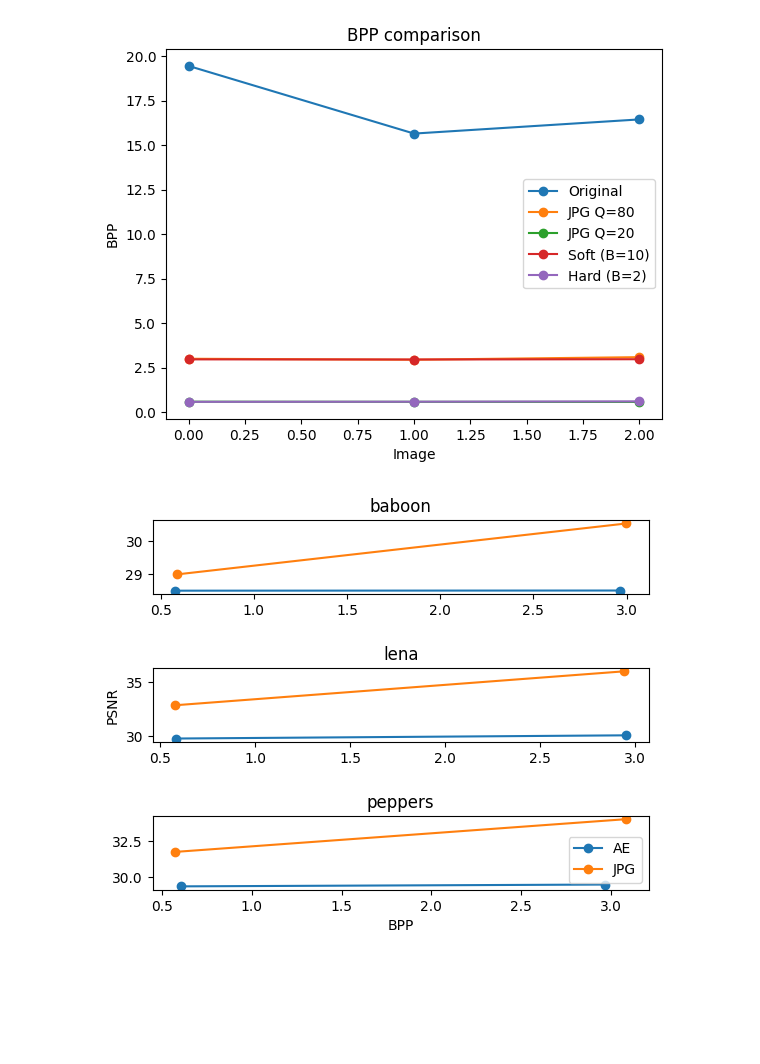
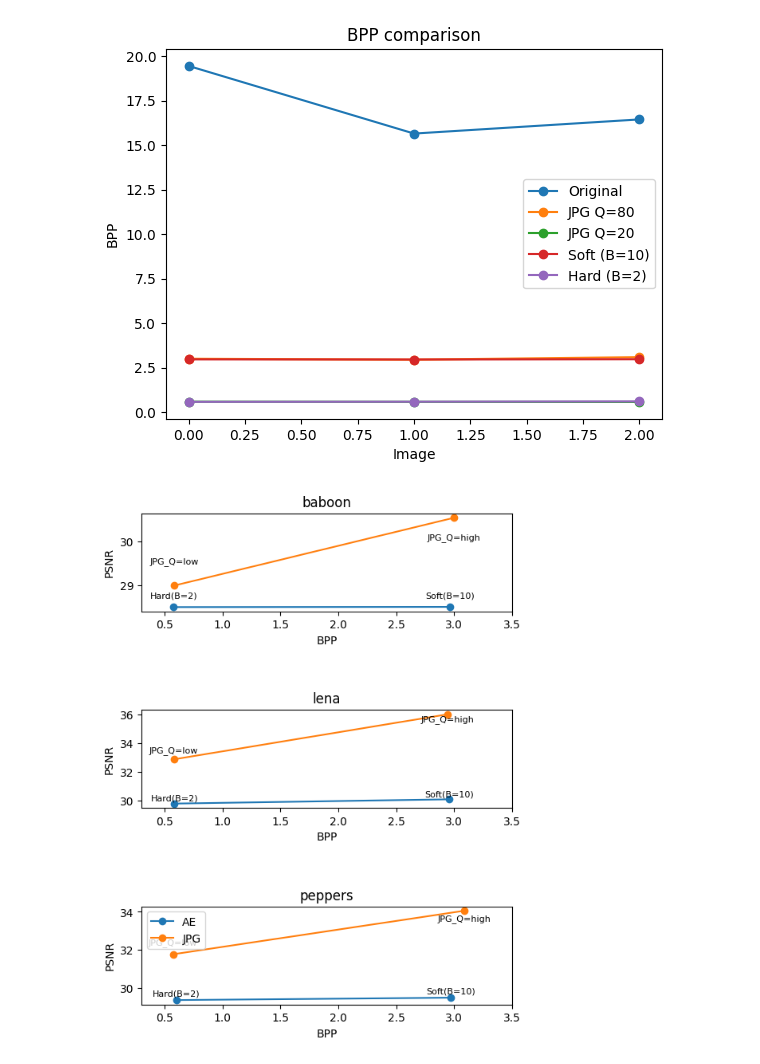
Before and after one commit to olegggatttor/auto-compressor, a Jupyter notebook: notebooks/analytics.ipynb, the cells around one changed output. Saved outputs shown, nothing was run; the diff lists cells and outputs as text; code cells hidden in the pictures; blank space fills up the shorter version.

Commit message:
- fix images - fix readme (add encoder and vector desc)

```diff
--- a/notebooks/analytics.ipynb
+++ b/notebooks/analytics.ipynb
@@ -32,9 +32,7 @@ bpp_jpg_soft = []
 bpp_soft = []
 bpp_hard = []
 IMAGE_SIZE = 512 * 512
-for ax, col in zip(axarr[0], ['Original', "JPG\nQ=(12/34/30)", "JPG\nQ=(83/94/93)", "Soft\nB=10", "Hard\nB=2"]):
-    ax.set_title(col, size=10)
-
+ini_colnames = ['Original', "JPG\nQ=(12/34/30)", "JPG\nQ=(83/94/93)", "Soft\nB=10", "Hard\nB=2"]
 for i, name in enumerate(['baboon', 'lena', 'peppers']):
     original = Image.open(f'../resources/test_images/{name}.png')
     jpg_encoded_q20 = Image.open(f'../resources/jpegs/{name}_q=low.jpg')
@@ -48,16 +46,22 @@ for i, name in enumerate(['baboon', 'lena', 'peppers']):
     axarr[i, 3].imshow(ae_soft_decoded)
     axarr[i, 4].imshow(ae_hard_decoded)
 
+    bpp_original.append((os.path.getsize(f'../resources/test_images/{name}.png') * 8) / IMAGE_SIZE)
+    bpp_jpg_soft.append((os.path.getsize(f'../resources/jpegs/{name}_q=high.jpg') * 8) / IMAGE_SIZE)
+    bpp_jpg_hard.append((os.path.getsize(f'../resources/jpegs/{name}_q=low.jpg') * 8) / IMAGE_SIZE)
+    bpp_soft.append((os.path.getsize(f'../resources/encoded/B=10/{name}.encoded') * 8)  / IMAGE_SIZE)
+    bpp_hard.append((os.path.getsize(f'../resources/encoded/B=2/{name}.encoded') * 8)  / IMAGE_SIZE)
+
     psnr_jpg_soft.append(psnr(np.asarray(original), np.asarray(jpg_encoded_q80)))
     psnr_jpg_hard.append(psnr(np.asarray(original), np.asarray(jpg_encoded_q20)))
     psnr_soft.append(psnr(np.asarray(original), np.asarray(ae_soft_decoded)))
     psnr_hard.append(psnr(np.asarray(original), np.asarray(ae_hard_decoded)))
 
-    bpp_original.append((os.path.getsize(f'../resources/test_images/{name}.png') * 8) / IMAGE_SIZE)
-    bpp_jpg_soft.append((os.path.getsize(f'../resources/jpegs/{name}_q=high.jpg') * 8) / IMAGE_SIZE)
-    bpp_jpg_hard.append((os.path.getsize(f'../resources/jpegs/{name}_q=low.jpg') * 8) / IMAGE_SIZE)
-    bpp_soft.append((os.path.getsize(f'../resources/encoded/B=10/{name}.encoded') * 8)  / IMAGE_SIZE)
-    bpp_hard.append((os.path.getsize(f'../resources/encoded/B=2/{name}.encoded') * 8)  / IMAGE_SIZE)
+    for j, x in enumerate([bpp_original, bpp_jpg_hard, bpp_jpg_soft, bpp_soft, bpp_hard]):
+        if i == 0:
+            axarr[i, j].set_title(ini_colnames[j] + f"\nbpp = {round(x[-1], 2)}", size=8)
+        else:
+            axarr[i, j].set_title(f"\nbpp = {round(x[-1], 2)}", size=8)
 plt.setp(axarr, xticks=[], yticks=[])
 plt.savefig('../resources/analytics/images_comparison.png')
 # %% [output]
@@ -77,22 +81,30 @@ plt.savefig('../resources/analytics/BPP.png')
 # %% [output]
 [figure]
 # %%
-f, axarr = plt.subplots(3, 1)
+f, axarr = plt.subplots(3, 1, figsize=(6, 8))
 for i, image in enumerate(['baboon', 'lena','peppers']):
     axarr[i].set_title(image)
-    axarr[i].plot([bpp_hard[i], bpp_soft[i]],
-                  [psnr_hard[i], psnr_soft[i]], '-o', label=f'AE')
-    axarr[i].plot([bpp_jpg_hard[i], bpp_jpg_soft[i]],
-                  [psnr_jpg_hard[i], psnr_jpg_soft[i]], '-o', label='JPG')
-    if i == 2:
-        axarr[i].set_xlabel('BPP')
-    if i == 1:
-        axarr[i].set_ylabel('PSNR')
+
+    ae_bpp = [bpp_hard[i], bpp_soft[i]]
+    ae_psnr = [psnr_hard[i], psnr_soft[i]]
+    jpg_bpp = [bpp_jpg_hard[i], bpp_jpg_soft[i]]
+    jpg_psnr = [psnr_jpg_hard[i], psnr_jpg_soft[i]]
+    axarr[i].plot(ae_bpp, ae_psnr, '-o', label=f'AE')
+    axarr[i].plot(jpg_bpp, jpg_psnr, '-o', label='JPG')
+
+    axarr[i].text(ae_bpp[0], ae_psnr[0] + 0.2, f'Hard(B=2)', ha='center', size=8)
+    axarr[i].text(ae_bpp[1], ae_psnr[1] + 0.2, f'Soft(B=10)', ha='center', size=8)
+    axarr[i].text(jpg_bpp[0], jpg_psnr[0] + 0.5, f'JPG_Q=low', ha='center', size=8)
+    axarr[i].text(jpg_bpp[1], jpg_psnr[1] - 0.5, f'JPG_Q=high', ha='center', size=8)
+    axarr[i].set_xlim(0.3, 3.5)
+
+    axarr[i].set_xlabel('BPP')
+    axarr[i].set_ylabel('PSNR')
 plt.subplots_adjust(hspace=1.0)
 plt.legend()
 plt.savefig('../resources/analytics/PSNR_BPP.png')
 # %% [output]
-[figure, old version]
+[figure, new version]
 # %%
 import cv2
 
```
Also changed, not shown: parts of 1 cell of this notebook, 4 other files.
